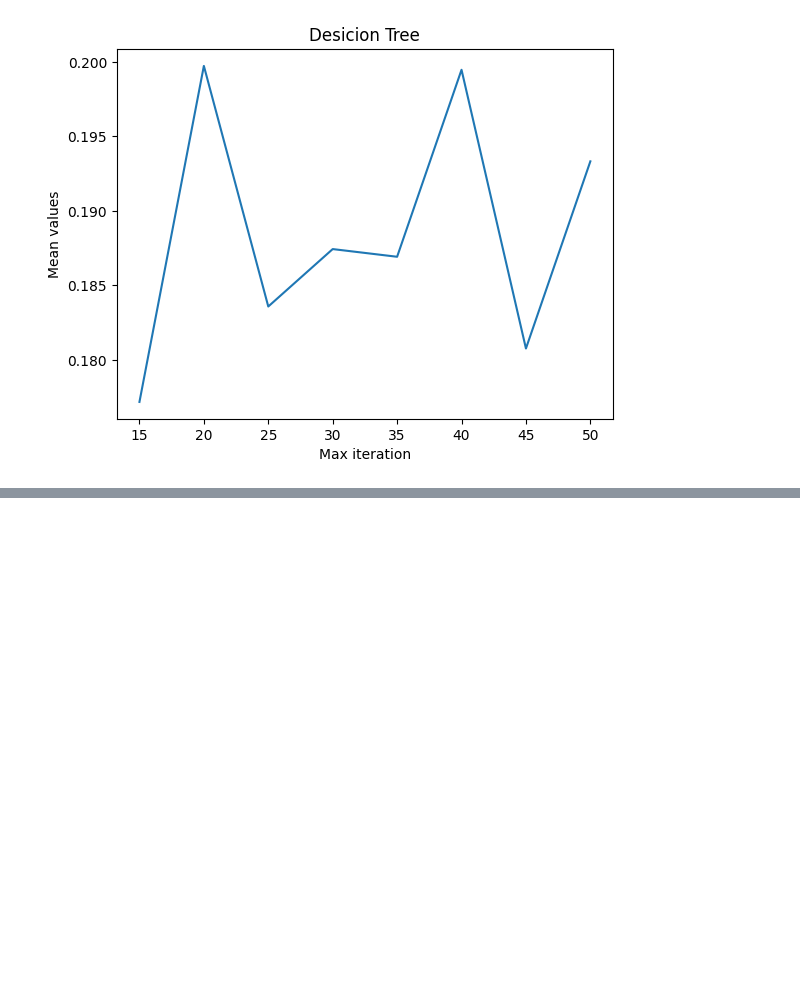
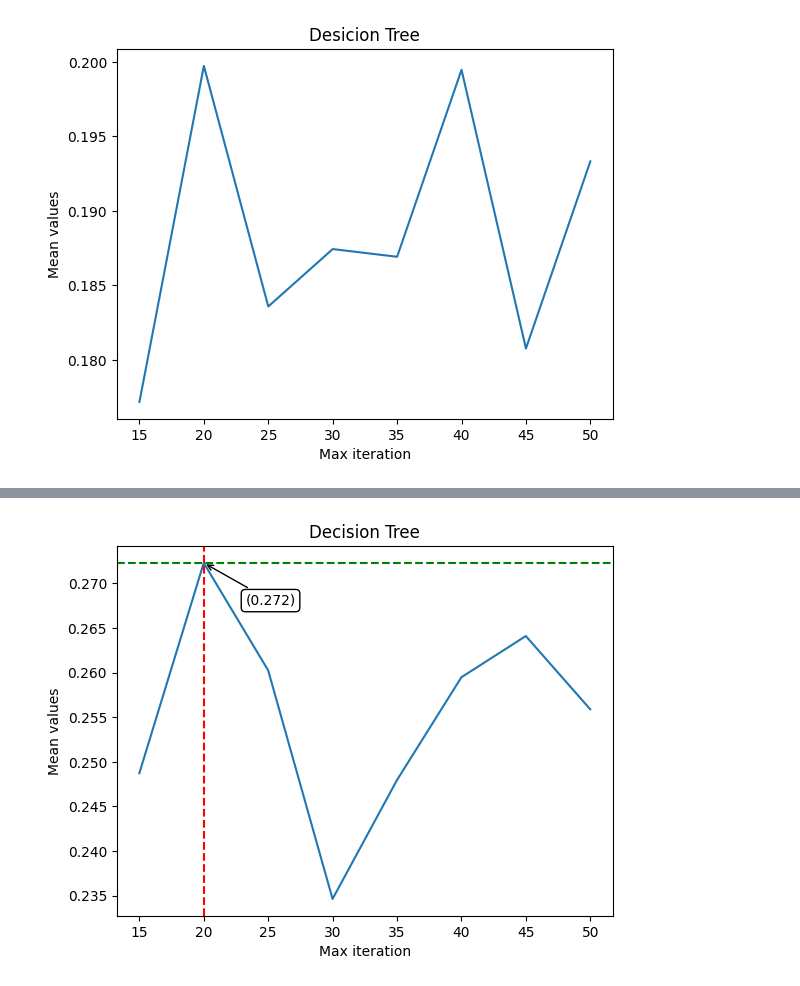
Before and after one commit to erirosv/Master-Thesis, a Jupyter notebook: modelling/sensitivity/sensitivity_stall_limit.ipynb, the cells around one changed output, grey strips where cells are left out. Cells and saved outputs as stored; diff of their text form; code cells hidden in the pictures; blank space fills up the shorter version.

```diff
--- a/modelling/sensitivity/sensitivity_stall_limit.ipynb
+++ b/modelling/sensitivity/sensitivity_stall_limit.ipynb
@@ -173,0 +228,26 @@ plt.show()
+# %%
+plt.plot(df_KNN_mean)
+plt.xticks(range(len(df_KNN_mean)), x_labels)
+plt.xlabel('Max iteration')
+plt.ylabel('Mean values')
+plt.title('Decision Tree')
+
+#plt.grid(True, linestyle='--')  # Add gridlines with dotted lines
+
+# Add dotted lines from specific x and y coordinates
+x_point = 1  # x-coordinate
+y_point = df_KNN_mean[1]  # y-coordinate
+
+plt.axvline(x=x_point, color='r', linestyle='--')
+plt.axhline(y=y_point, color='g', linestyle='--')
+
+# Add annotation with a box and arrow
+plt.annotate(f'({y_point:.3f})',
+             xy=(x_point, y_point), xycoords='data',
+             xytext=(30, -30), textcoords='offset points',
+             arrowprops=dict(arrowstyle="->", lw=1),
+             bbox=dict(boxstyle="round,pad=0.3", fc="white", ec="black", lw=1))
+
+plt.show()
+# %% [output]
+[figure, added]
```
Also changed, not shown: parts of 4 cells of this notebook, 1 other file.
